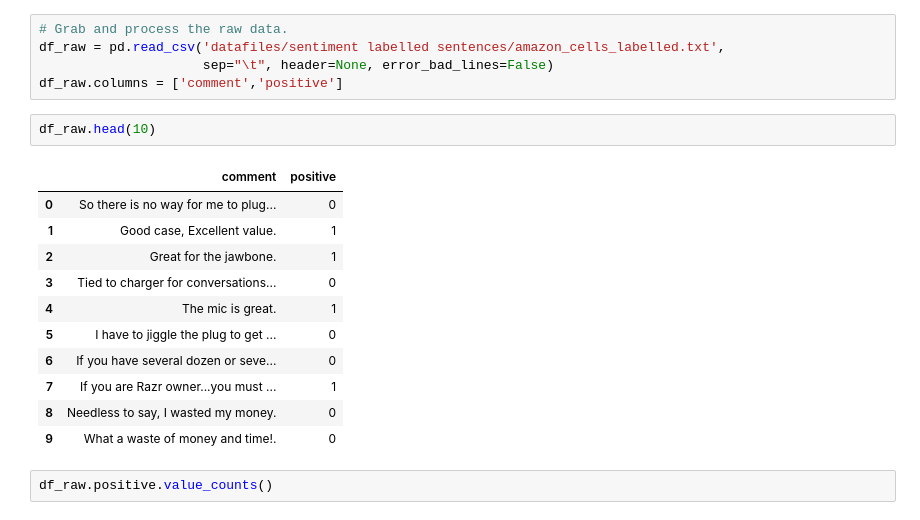
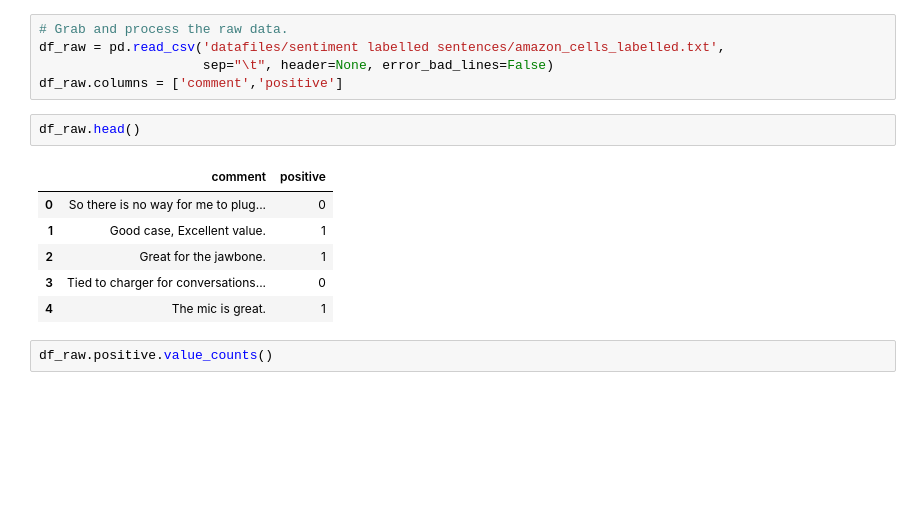
Before and after one commit to jlinGG/Thinkful-DS-Bootcamp, a Jupyter notebook: Amazon_feedback_analysis.ipynb, the cells around one changed output. Cells and saved outputs as stored; diff of their text form; blank space fills up the shorter version.

```diff
--- a/Amazon_feedback_analysis.ipynb
+++ b/Amazon_feedback_analysis.ipynb
@@ -18,19 +18,14 @@ df_raw = pd.read_csv('datafiles/sentiment labelled sentences/amazon_cells_labell
                      sep="\t", header=None, error_bad_lines=False)
 df_raw.columns = ['comment','positive']
 # %%
-df_raw.head(10)
+df_raw.head()
 # %% [output]
 |  | comment | positive |
 | 0 | So there is no way for me to plug... | 0 |
 | 1 | Good case, Excellent value. | 1 |
 | 2 | Great for the jawbone. | 1 |
 | 3 | Tied to charger for conversations... | 0 |
 | 4 | The mic is great. | 1 |
-| 5 | I have to jiggle the plug to get ... | 0 |
-| 6 | If you have several dozen or seve... | 0 |
-| 7 | If you are Razr owner...you must ... | 1 |
-| 8 | Needless to say, I wasted my money. | 0 |
-| 9 | What a waste of money and time!. | 0 |
 # %%
 df_raw.positive.value_counts()
 # %% [output]
```
Also changed, not shown: parts of 33 cells of this notebook.
